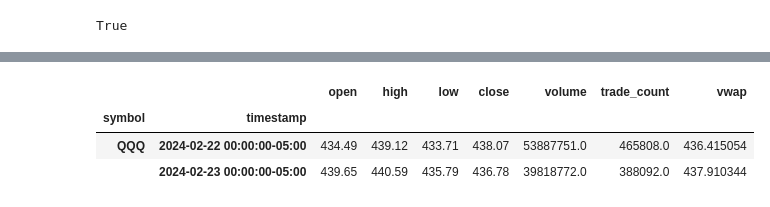
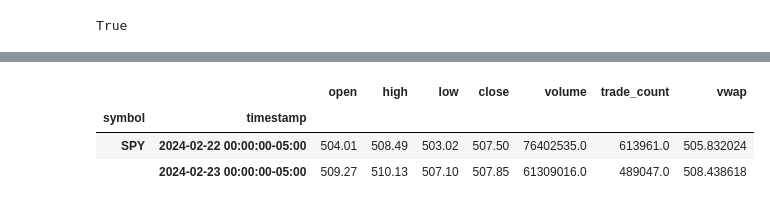
Before and after one commit to EtienneBrown1982/Price_Action_Reloaded, a Jupyter notebook: Predictions/prediction_EB.ipynb, the cells around one changed output, grey strips where cells are left out. Drawn from its saved outputs; the diff is of its cells as text; code cells hidden in the pictures.

```diff
--- a/Predictions/prediction_EB.ipynb
+++ b/Predictions/prediction_EB.ipynb
@@ -481,19 +505,19 @@ generated_data_df.head()
 # %%
 # Create alpaca object for testing
 
 timeframe = TimeFrame(1, TimeFrameUnit.Day)
-symbol = 'QQQ'
+symbol = 'SPY'
 start = datetime.utcnow() - timedelta(days=3)
 end=datetime.utcnow() - timedelta(days=1)
 request = StockBarsRequest(symbol_or_symbols=symbol, start=start, end=end, timeframe=timeframe)
 
 current_df = client.get_stock_bars(request).df.tz_convert('America/New_York', level=1)
 current_df.head()
 # %% [output]
 |  |  | open | high | low | close | volume | trade_count | vwap |
 | symbol | timestamp |  |  |  |  |  |  |  |
-| QQQ | 2024-02-22 00:00:00-05:00 | 434.49 | 439.12 | 433.71 | 438.07 | 53887751.0 | 465808.0 | 436.415054 |
-|  | 2024-02-23 00:00:00-05:00 | 439.65 | 440.59 | 435.79 | 436.78 | 39818772.0 | 388092.0 | 437.910344 |
+| SPY | 2024-02-22 00:00:00-05:00 | 504.01 | 508.49 | 503.02 | 507.50 | 76402535.0 | 613961.0 | 505.832024 |
+|  | 2024-02-23 00:00:00-05:00 | 509.27 | 510.13 | 507.10 | 507.85 | 61309016.0 | 489047.0 | 508.438618 |
 # %%
 # # Define constants
 
```
Also changed, not shown: parts of 28 cells of this notebook, 3 other files.
